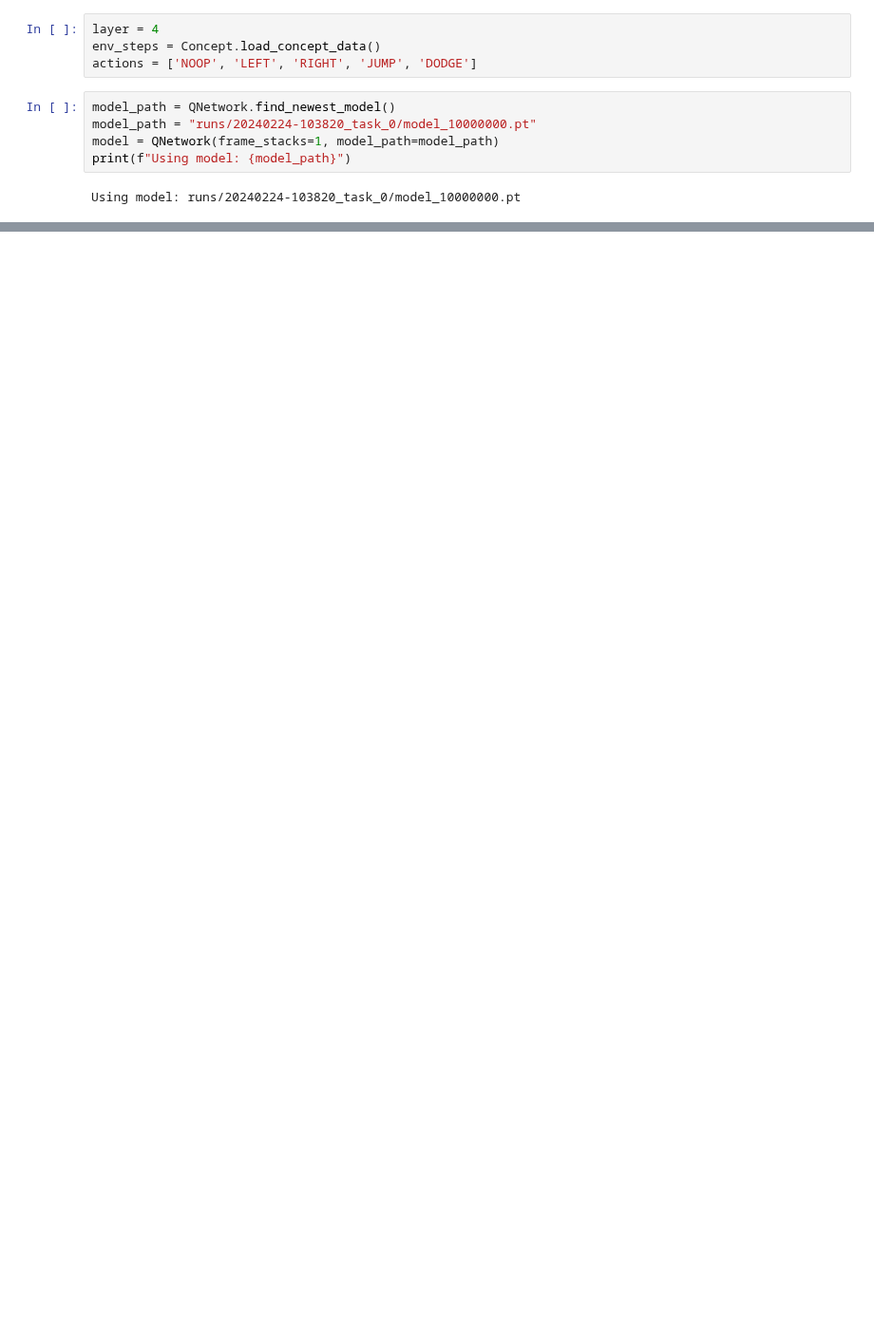
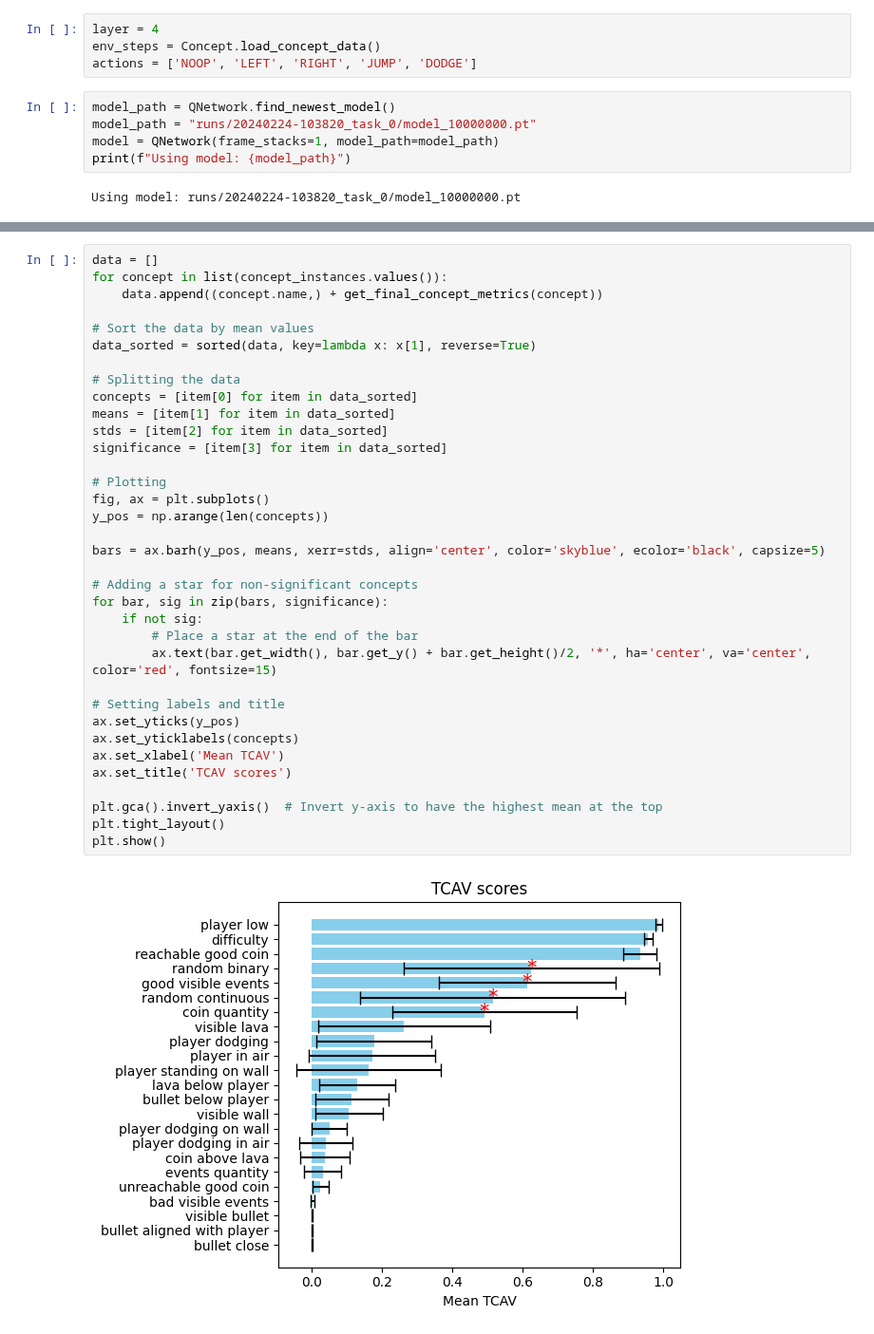
Before and after one commit to JacobLyLa/Qrunner-XAI, a Jupyter notebook: notebooks/conceptual_sensitivty.ipynb, the cells around one changed output, grey strips where cells are left out. Shown at 95% size. Saved outputs shown, nothing was run; the diff lists cells and outputs as text; blank space fills up the shorter version.

```diff
--- a/notebooks/conceptual_sensitivty.ipynb
+++ b/notebooks/conceptual_sensitivty.ipynb
@@ -132,3 +101,40 @@ plt.show()
+# %%
+data = []
+for concept in list(concept_instances.values()):
+    data.append((concept.name,) + get_final_concept_metrics(concept))
+
+# Sort the data by mean values
+data_sorted = sorted(data, key=lambda x: x[1], reverse=True)
+
+# Splitting the data
+concepts = [item[0] for item in data_sorted]
+means = [item[1] for item in data_sorted]
+stds = [item[2] for item in data_sorted]
+significance = [item[3] for item in data_sorted]
+
+# Plotting
+fig, ax = plt.subplots()
+y_pos = np.arange(len(concepts))
+
+bars = ax.barh(y_pos, means, xerr=stds, align='center', color='skyblue', ecolor='black', capsize=5)
+
+# Adding a star for non-significant concepts
+for bar, sig in zip(bars, significance):
+    if not sig:
+        # Place a star at the end of the bar
+        ax.text(bar.get_width(), bar.get_y() + bar.get_height()/2, '*', ha='center', va='center', color='red', fontsize=15)
+
+# Setting labels and title
+ax.set_yticks(y_pos)
+ax.set_yticklabels(concepts)
+ax.set_xlabel('Mean TCAV')
+ax.set_title('TCAV scores')
+
+plt.gca().invert_yaxis()  # Invert y-axis to have the highest mean at the top
+plt.tight_layout()
+plt.show()
+# %% [output]
+[figure, added]
 # %%
 matrix = np.array(list(concept_action_improvement.values())).T
 
```
Also changed, not shown: parts of 20 cells of this notebook, 1 other file.
